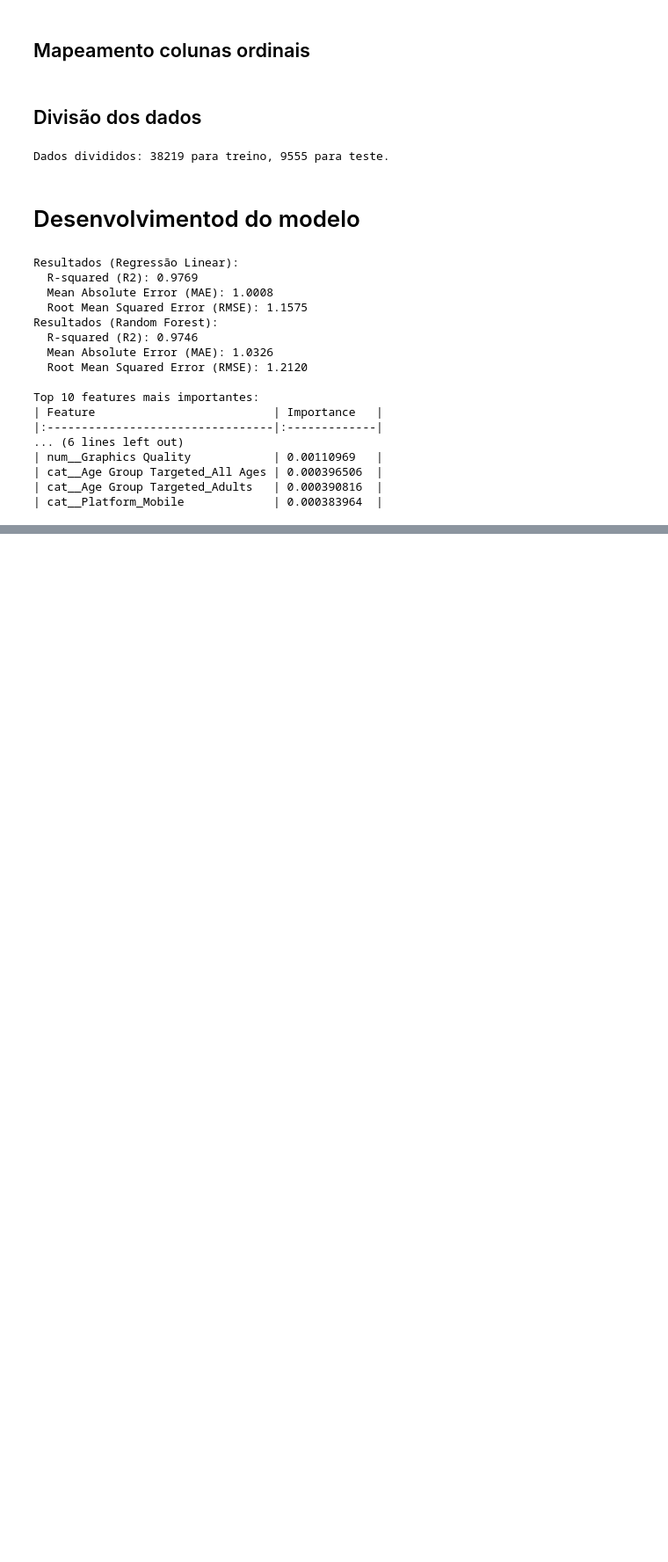
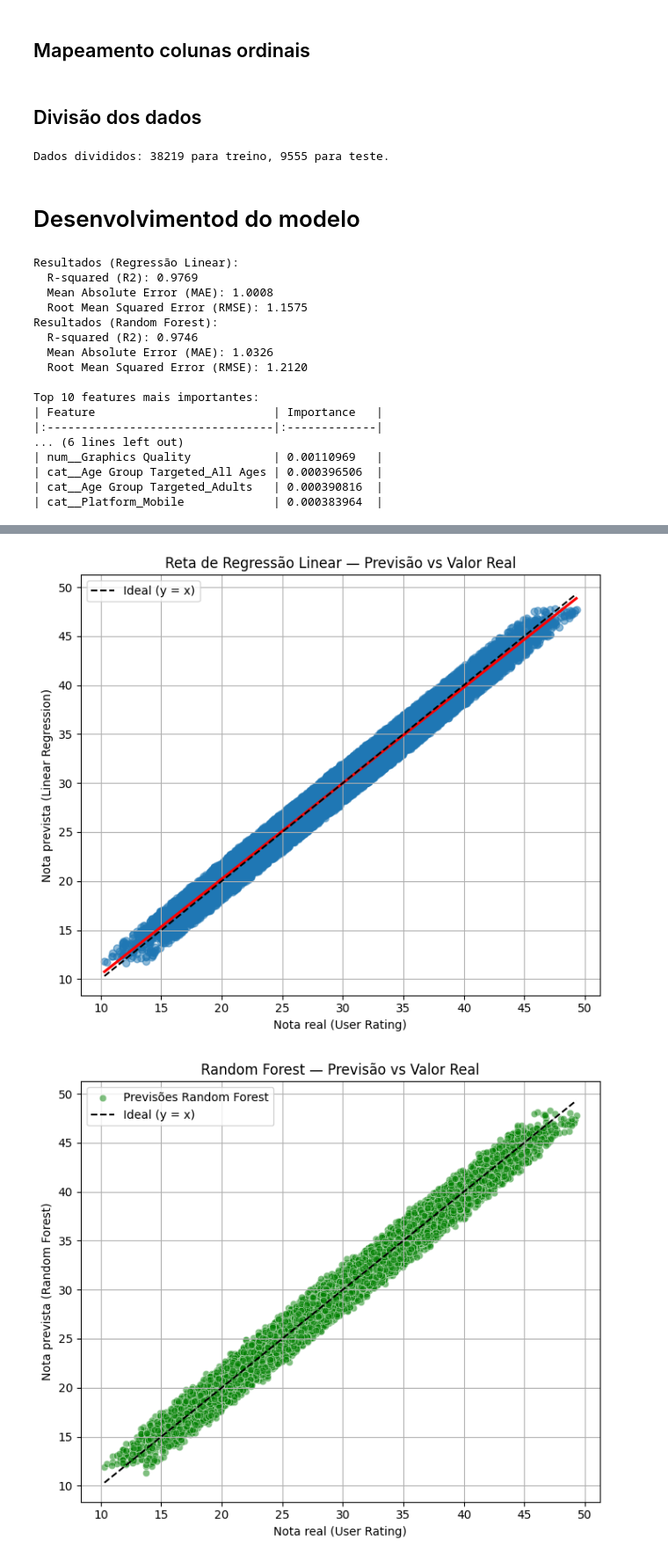
Before and after one commit to ArthurDetomi/TP1_IA, a Jupyter notebook: main.ipynb, the cells around one changed output, grey strips where cells are left out. Shown at 88% size. Saved outputs shown, nothing was run; the diff lists cells and outputs as text; code cells hidden in the pictures; blank space fills up the shorter version.

```diff
--- a/main.ipynb
+++ b/main.ipynb
@@ -183,0 +186,32 @@ Top 10 features mais importantes:
+# %%
+import matplotlib.pyplot as plt
+import seaborn as sns
+
+# Plotando regressão linear
+plt.figure(figsize=(7,6))
+sns.regplot(x=y_test, y=y_pred_lr, scatter_kws={'alpha':0.5}, line_kws={'color':'red'})
+plt.plot([y_test.min(), y_test.max()], [y_test.min(), y_test.max()],
+         color='black', linestyle='--', label='Ideal (y = x)')
+plt.title('Reta de Regressão Linear — Previsão vs Valor Real')
+plt.xlabel('Nota real (User Rating)')
+plt.ylabel('Nota prevista (Linear Regression)')
+plt.legend()
+plt.grid(True)
+plt.tight_layout()
+plt.show()
+
+
+# Plotando Random Forest
+plt.figure(figsize=(7,6))
+sns.scatterplot(x=y_test, y=y_pred_rf, alpha=0.5, color='green', label='Previsões Random Forest')
+sns.lineplot(x=y_test, y=y_test, color='black', linestyle='--', label='Ideal (y = x)')
+plt.title('Random Forest — Previsão vs Valor Real')
+plt.xlabel('Nota real (User Rating)')
+plt.ylabel('Nota prevista (Random Forest)')
+plt.legend()
+plt.grid(True)
+plt.tight_layout()
+plt.show()
+# %% [output]
+[figure, added]
+[figure, added]
```
Also changed, not shown: parts of 1 cell of this notebook.
